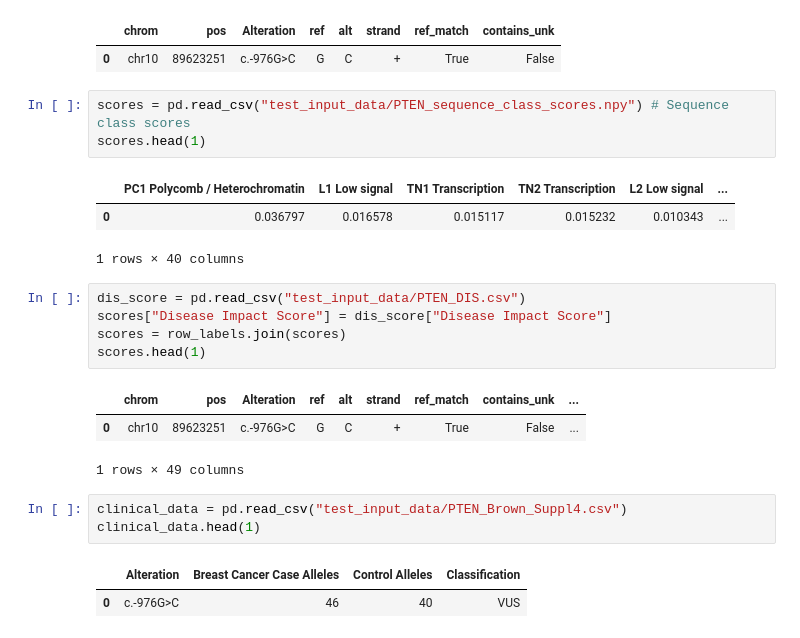
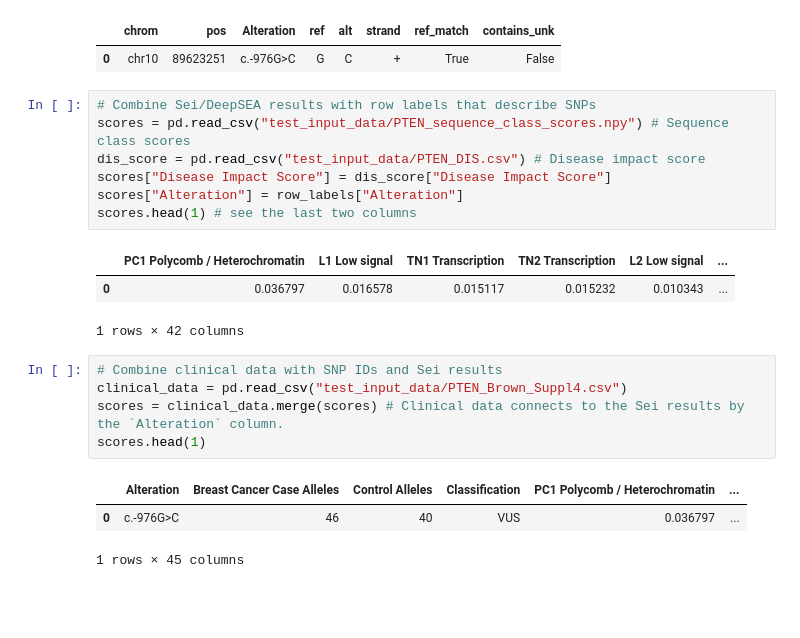
Before and after one commit to bmacedo-lgtm/SiFoN, a Jupyter notebook: tutorials/clinical_analysis.ipynb, the cells around one changed output. Cells and saved outputs as stored; diff of their text form; blank space fills up the shorter version.

Commit message:
clinical analysis ttest

```diff
--- a/tutorials/clinical_analysis.ipynb
+++ b/tutorials/clinical_analysis.ipynb
@@ -47,24 +46,22 @@ row_labels.head(1)
 |  | chrom | pos | Alteration | ref | alt | strand | ref_match | contains_unk |
 | 0 | chr10 | 89623251 | c.-976G>C | G | C | + | True | False |
 # %%
+# Combine Sei/DeepSEA results with row labels that describe SNPs
 scores = pd.read_csv("test_input_data/PTEN_sequence_class_scores.npy") # Sequence class scores
-scores.head(1)
+dis_score = pd.read_csv("test_input_data/PTEN_DIS.csv") # Disease impact score
+scores["Disease Impact Score"] = dis_score["Disease Impact Score"]
+scores["Alteration"] = row_labels["Alteration"]
+scores.head(1) # see the last two columns
 # %% [output]
 |  | PC1 Polycomb / Heterochromatin | L1 Low signal | TN1 Transcription | TN2 Transcription | L2 Low signal | ... |
 | 0 | 0.036797 | 0.016578 | 0.015117 | 0.015232 | 0.010343 | ... |
-1 rows × 40 columns
+1 rows × 42 columns
-# %%
-dis_score = pd.read_csv("test_input_data/PTEN_DIS.csv")
-scores["Disease Impact Score"] = dis_score["Disease Impact Score"]
-scores = row_labels.join(scores)
-scores.head(1)
-# %% [output]
-|  | chrom | pos | Alteration | ref | alt | strand | ref_match | contains_unk | ... |
-| 0 | chr10 | 89623251 | c.-976G>C | G | C | + | True | False | ... |
-1 rows × 49 columns
 # %%
+# Combine clinical data with SNP IDs and Sei results
 clinical_data = pd.read_csv("test_input_data/PTEN_Brown_Suppl4.csv")
-clinical_data.head(1)
+scores = clinical_data.merge(scores) # Clinical data connects to the Sei results by the `Alteration` column.
+scores.head(1)
 # %% [output]
-|  | Alteration | Breast Cancer Case Alleles | Control Alleles | Classification |
-| 0 | c.-976G>C | 46 | 40 | VUS |
+|  | Alteration | Breast Cancer Case Alleles | Control Alleles | Classification | PC1 Polycomb / Heterochromatin | ... |
+| 0 | c.-976G>C | 46 | 40 | VUS | 0.036797 | ... |
+1 rows × 45 columns
```
Also changed, not shown: parts of 24 cells of this notebook, 5 other files.
